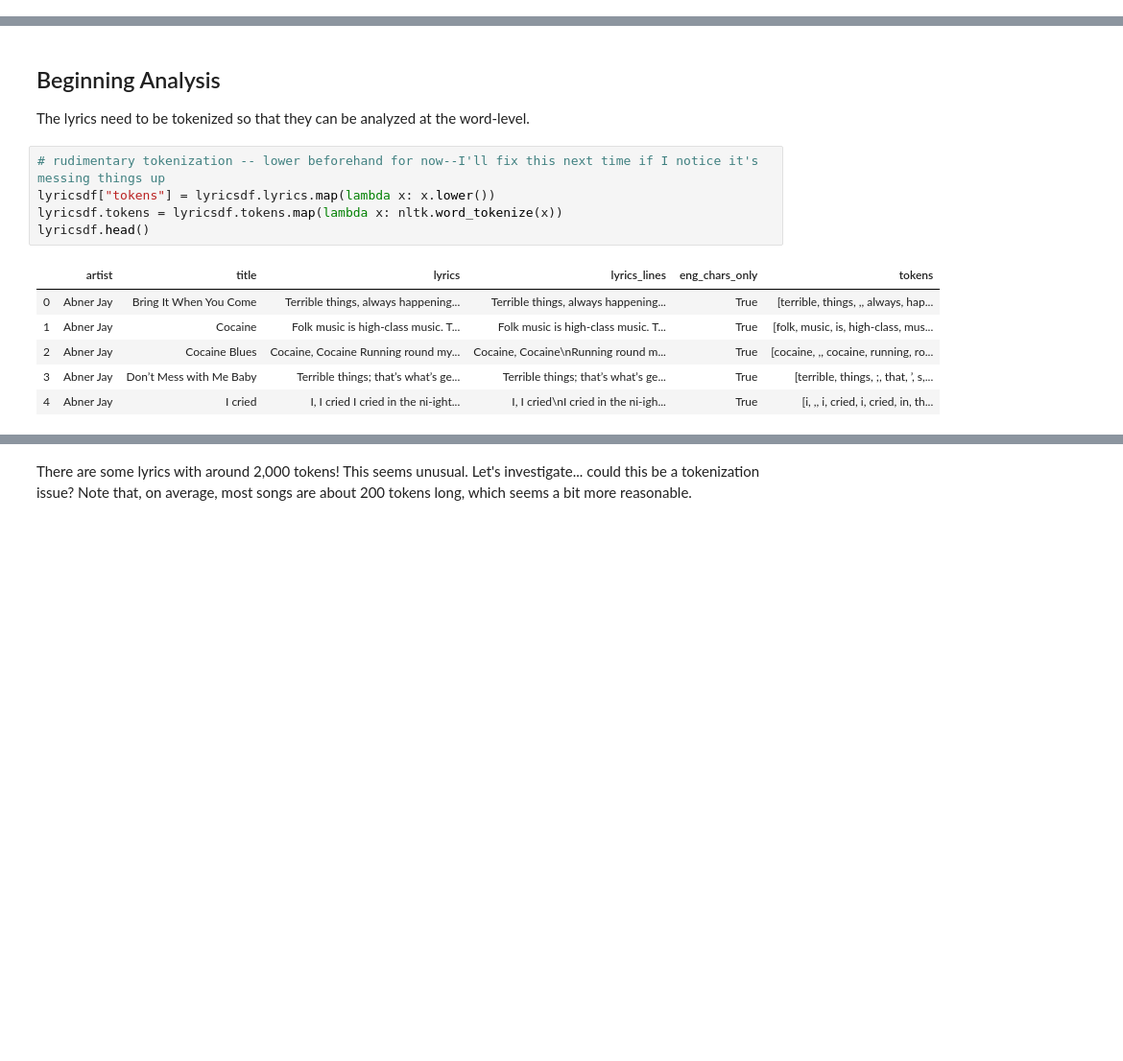
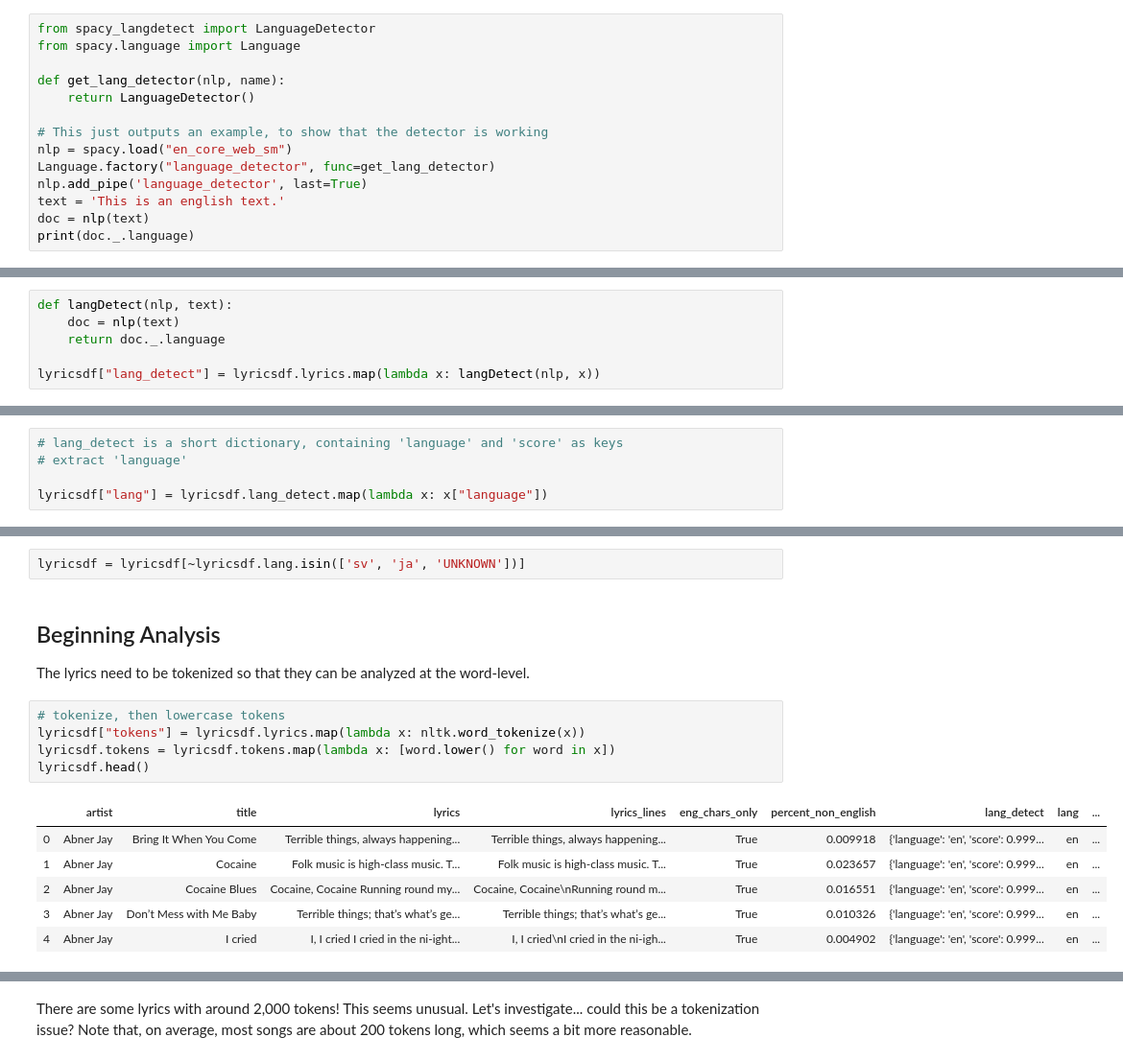
Before and after one commit to Data-Science-for-Linguists-2022/Outsider-Music-Linguistic-Analysis, a Jupyter notebook: scripts_&_analysis/3_data_cleaning_and_exploration.ipynb, the cells around one changed output, grey strips where cells are left out. Shown at 96% size. Saved outputs shown, nothing was run; the diff lists cells and outputs as text; blank space fills up the shorter version.

Commit message:
spacy & some cleaned data analysis

```diff
--- a/scripts_&_analysis/3_data_cleaning_and_exploration.ipynb
+++ b/scripts_&_analysis/3_data_cleaning_and_exploration.ipynb
@@ -511,0 +573,14 @@ Note, also, that the data remains very Zipfian in terms of artists.  For now, I
+# %%
+from spacy_langdetect import LanguageDetector
+from spacy.language import Language
+
+def get_lang_detector(nlp, name):
+    return LanguageDetector()
+
+# This just outputs an example, to show that the detector is working
+nlp = spacy.load("en_core_web_sm")
+Language.factory("language_detector", func=get_lang_detector)
+nlp.add_pipe('language_detector', last=True)
+text = 'This is an english text.'
+doc = nlp(text)
+print(doc._.language)
@@ -511,0 +589,6 @@ Note, also, that the data remains very Zipfian in terms of artists.  For now, I
+# %%
+def langDetect(nlp, text):
+    doc = nlp(text)
+    return doc._.language
+
+lyricsdf["lang_detect"] = lyricsdf.lyrics.map(lambda x: langDetect(nlp, x))
@@ -511,0 +604,5 @@ Note, also, that the data remains very Zipfian in terms of artists.  For now, I
+# %%
+# lang_detect is a short dictionary, containing 'language' and 'score' as keys
+# extract 'language'
+
+lyricsdf["lang"] = lyricsdf.lang_detect.map(lambda x: x["language"])
@@ -512,18 +704,20 @@ Note, also, that the data remains very Zipfian in terms of artists.  For now, I
+# %%
+lyricsdf = lyricsdf[~lyricsdf.lang.isin(['sv', 'ja', 'UNKNOWN'])]
 # %% [markdown]
 ## Beginning Analysis
 The lyrics need to be tokenized so that they can be analyzed at the word-level.
 # %%
-# rudimentary tokenization -- lower beforehand for now--I'll fix this next time if I notice it's messing things up
-lyricsdf["tokens"] = lyricsdf.lyrics.map(lambda x: x.lower())
-lyricsdf.tokens = lyricsdf.tokens.map(lambda x: nltk.word_tokenize(x))
+# tokenize, then lowercase tokens
+lyricsdf["tokens"] = lyricsdf.lyrics.map(lambda x: nltk.word_tokenize(x))
+lyricsdf.tokens = lyricsdf.tokens.map(lambda x: [word.lower() for word in x])
 lyricsdf.head()
 # %% [output]
-|  | artist | title | lyrics | lyrics_lines | eng_chars_only | tokens |
-| 0 | Abner Jay | Bring It When You Come | Terrible things, always happening... | Terrible things, always happening... | True | [terrible, things, ,, always, hap... |
-| 1 | Abner Jay | Cocaine | Folk music is high-class music. T... | Folk music is high-class music. T... | True | [folk, music, is, high-class, mus... |
-| 2 | Abner Jay | Cocaine Blues | Cocaine, Cocaine Running round my... | Cocaine, Cocaine\nRunning round m... | True | [cocaine, ,, cocaine, running, ro... |
-| 3 | Abner Jay | Don’t Mess with Me Baby | Terrible things; that’s what’s ge... | Terrible things; that’s what’s ge... | True | [terrible, things, ;, that, ’, s,... |
-| 4 | Abner Jay | I cried | I, I cried I cried in the ni-ight... | I, I cried\nI cried in the ni-igh... | True | [i, ,, i, cried, i, cried, in, th... |
+|  | artist | title | lyrics | lyrics_lines | eng_chars_only | percent_non_english | lang_detect | lang | ... |
+| 0 | Abner Jay | Bring It When You Come | Terrible things, always happening... | Terrible things, always happening... | True | 0.009918 | {'language': 'en', 'score': 0.999... | en | ... |
+| 1 | Abner Jay | Cocaine | Folk music is high-class music. T... | Folk music is high-class music. T... | True | 0.023657 | {'language': 'en', 'score': 0.999... | en | ... |
+| 2 | Abner Jay | Cocaine Blues | Cocaine, Cocaine Running round my... | Cocaine, Cocaine\nRunning round m... | True | 0.016551 | {'language': 'en', 'score': 0.999... | en | ... |
+| 3 | Abner Jay | Don’t Mess with Me Baby | Terrible things; that’s what’s ge... | Terrible things; that’s what’s ge... | True | 0.010326 | {'language': 'en', 'score': 0.999... | en | ... |
+| 4 | Abner Jay | I cried | I, I cried I cried in the ni-ight... | I, I cried\nI cried in the ni-igh... | True | 0.004902 | {'language': 'en', 'score': 0.999... | en | ... |
 # %%
 lyricsdf["token_ct"] = lyricsdf.tokens.map(len)
 lyricsdf["type_ct"] = lyricsdf.tokens.map(lambda x: len(set(x)))
```
Also changed, not shown: parts of 35 cells of this notebook.
